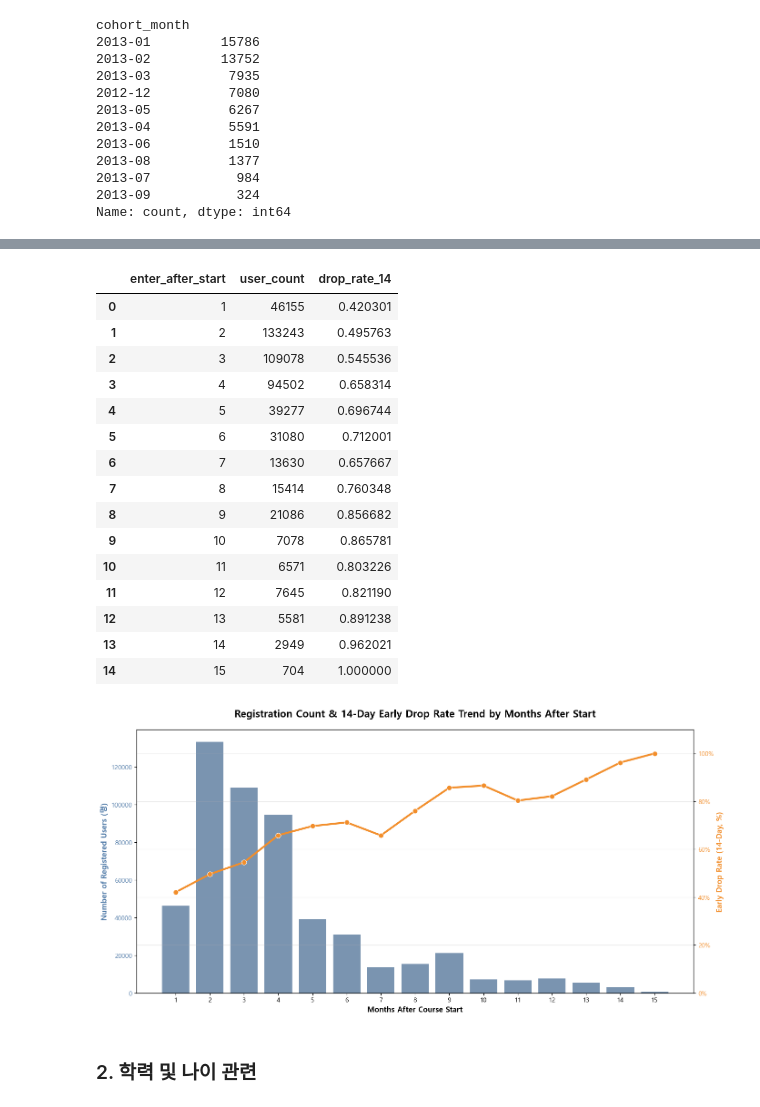
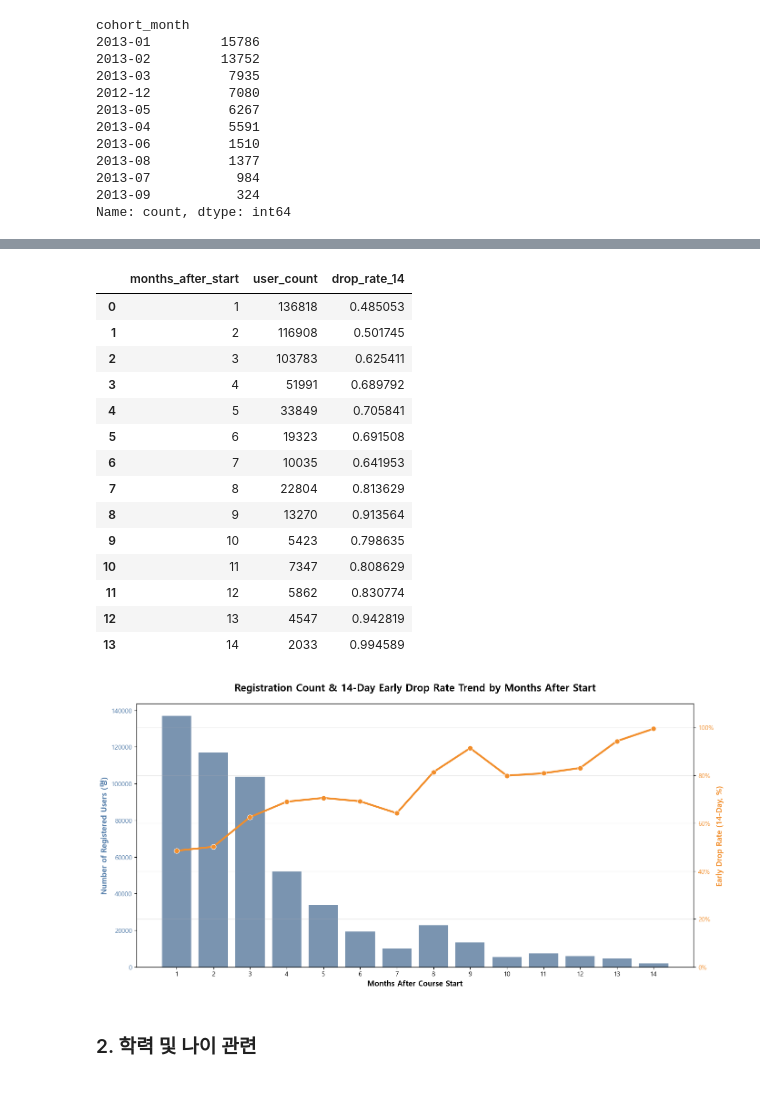
Before and after one commit to Ojirokim/data-analysis-practical-project, a Jupyter notebook: 서윤범/초기이탈분석_final.ipynb, the cells around one changed output, grey strips where cells are left out. Drawn from its saved outputs; the diff is of its cells as text; code cells hidden in the pictures.

Commit message:
초기이탈분석.ipynb 수정 및 퍼널_임계값분석.ipynb early drop 파트 추가

```diff
--- a/서윤범/초기이탈분석_final.ipynb
+++ b/서윤범/초기이탈분석_final.ipynb
@@ -309,7 +309,7 @@ course_korean_map = {
 
     # 🏛️ HarvardX 강좌
 
-    'HarvardX/PH207x/2012_Fall': '건강 수치: 임상 및 공중 보건 연구의 정량적 방법 (12 가을, Harvard)',
+    'HarvardX/PH207x/2012_Fall': '임상 및 공중 보건 연구의 정량적 방법 (12 가을, Harvard)',
 
     'HarvardX/CB22x/2013_Spring': '고대 그리스 영웅 (13 봄, Harvard)',
 
@@ -404,6 +404,6 @@ cohort_month
 2013-09           324
 Name: count, dtype: int64
 # %%
-course_start_df = df.groupby(['course_id'])['cohort_month'].min().sort_values().reset_index()
+course_start_df = df.groupby(['course_id'])['start_time_DI'].min().sort_values().reset_index().rename(columns = {'start_time_DI':'course_start'})
 course_start_df
 # %% [output]
@@ -438 +438,8 @@ Index(['course_id', 'userid_DI', 'registered', 'viewed', 'explored',
       dtype='str')
+# %%
+df = df.merge(course_start_df, on='course_id', how='left')
+
+df['days_after_start'] = (df['start_time_DI'] - df['course_start']).dt.days
+df['months_after_start'] = (df['days_after_start'] // 30) + 1
+
+df['months_after_start'].value_counts()
@@ -549,33 +546,26 @@ Name: count, dtype: int64
 # %%
-df_enter_plot = df_course.groupby('enter_after_start').agg(
+df_enter_plot = df.groupby('months_after_start').agg(
     user_count=('userid_DI', 'count'),
     drop_rate_14=('early_drop_14', 'mean')
 ).reset_index()
 df_enter_plot
 # %% [output]
-|  | enter_after_start | user_count | drop_rate_14 |
-| 0 | 1 | 46155 | 0.420301 |
-| 1 | 2 | 133243 | 0.495763 |
-| 2 | 3 | 109078 | 0.545536 |
-| 3 | 4 | 94502 | 0.658314 |
-| 4 | 5 | 39277 | 0.696744 |
-| 5 | 6 | 31080 | 0.712001 |
-| 6 | 7 | 13630 | 0.657667 |
-| 7 | 8 | 15414 | 0.760348 |
-| 8 | 9 | 21086 | 0.856682 |
-| 9 | 10 | 7078 | 0.865781 |
-| 10 | 11 | 6571 | 0.803226 |
-| 11 | 12 | 7645 | 0.821190 |
-| 12 | 13 | 5581 | 0.891238 |
-| 13 | 14 | 2949 | 0.962021 |
-| 14 | 15 | 704 | 1.000000 |
+|  | months_after_start | user_count | drop_rate_14 |
+| 0 | 1 | 136818 | 0.485053 |
+| 1 | 2 | 116908 | 0.501745 |
+| 2 | 3 | 103783 | 0.625411 |
+| 3 | 4 | 51991 | 0.689792 |
+| 4 | 5 | 33849 | 0.705841 |
+| 5 | 6 | 19323 | 0.691508 |
+| 6 | 7 | 10035 | 0.641953 |
+| 7 | 8 | 22804 | 0.813629 |
+| 8 | 9 | 13270 | 0.913564 |
+| 9 | 10 | 5423 | 0.798635 |
+| 10 | 11 | 7347 | 0.808629 |
+| 11 | 12 | 5862 | 0.830774 |
+| 12 | 13 | 4547 | 0.942819 |
+| 13 | 14 | 2033 | 0.994589 |
 # %%
-import pandas as pd
-import numpy as np
-import matplotlib.pyplot as plt
-import seaborn as sns
-from matplotlib.ticker import PercentFormatter
-
 # ------------------------------------------------------------------
 # [단계 1] image_13.png의 데이터를 바탕으로 데이터프레임 직접 생성
 # 실제 사용 시에는 회원님의 df_enter_plot 데이터프레임을 그대로 사용하세요.
@@ -601,7 +591,7 @@ bar_color = '#4e79a7' # Tableau 스타일 파란색
 
 sns.barplot(
     data=df_enter_plot,
-    x='enter_after_start',
+    x='months_after_start',
     y='user_count',
     color=bar_color,
     alpha=0.8,
@@ -622,34 +612,34 @@ line_color = '#f28e2b' # Tableau 스타일 오렌지색
 
 sns.lineplot(
     data=df_enter_plot,
     x=range(len(df_enter_plot)), # X축 위치를 강제로 막대 중앙으로 맞춥니다.
     y='drop_rate_14_pct',
     color=line_color,
     linewidth=3,
     marker='o',        # 데이터 포인트에 점 표시
     markersize=8,
     ax=ax2
 )
 
 # 우측 Y축 라벨 및 포맷 설정 (% 표시 추가)
 ax2.set_ylabel('Early Drop Rate (14-Day, %)', color=line_color, fontsize=12, fontweight='bold')
 ax2.tick_params(axis='y', labelcolor=line_color)
 ax2.yaxis.set_major_formatter(PercentFormatter()) # Y축 값을 % 포맷으로 변경
 ax2.set_ylim(0, 110)  # 비율이므로 0~100%+ 여유값 설정
 
 
 # --- 전체 그래프 설정 ---
 # 제목은 대시보드 기획안의 "Monthly Early Dropouts..." 부분을 참고하여 데이터에 맞게 수정
 plt.title('Registration Count & 14-Day Early Drop Rate Trend by Months After Start', fontsize=16, fontweight='bold', pad=20)
 plt.grid(True, axis='y', alpha=0.3)  # Y축 그리드만 표시
 
 # 그래프 저장 (선택 사항)
 # plt.savefig('early_drop_trend_by_weeks.png', dpi=300, bbox_inches='tight')
 
 plt.tight_layout()
 plt.show()
 # %% [output]
-[figure, old version]
+[figure, new version]
 # %% [markdown]
 ### 2. 학력 및 나이 관련
 # %%
```
Also changed, not shown: parts of 12 cells of this notebook, 1 other file.
